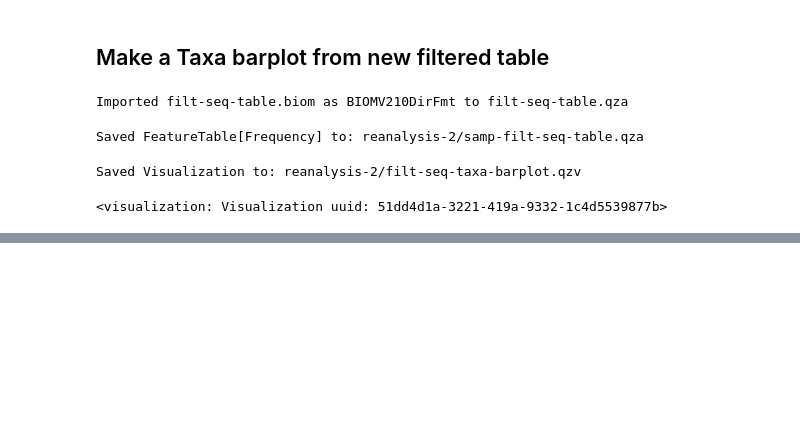
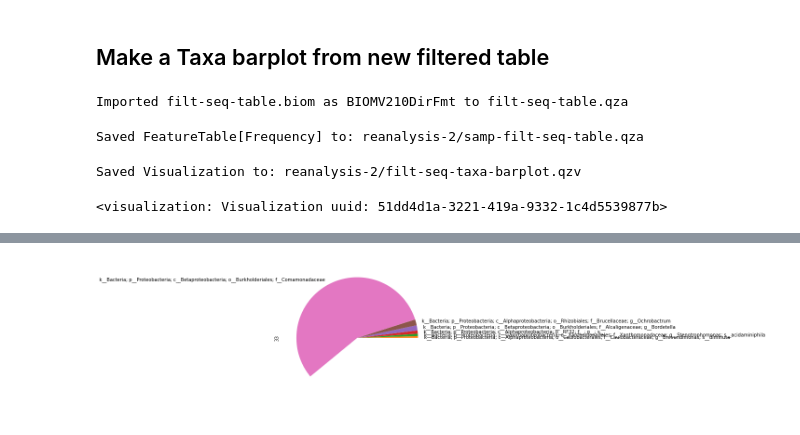
Before and after one commit to sterrettJD/Chemobrain, a Jupyter notebook: Filter-bloomed-and-reanalyze.ipynb, the cells around one changed output, grey strips where cells are left out. Cells and saved outputs as stored; diff of their text form; code cells hidden in the pictures; blank space fills up the shorter version.

Commit message:
Assess proteo bloom-like outlier

```diff
--- a/Filter-bloomed-and-reanalyze.ipynb
+++ b/Filter-bloomed-and-reanalyze.ipynb
@@ -407,0 +411,12 @@ Name: Chemotherapy, dtype: object
+# %%
+biom_filt_df_tax = biom_filt_df
+biom_filt_df_tax["Taxon"] = taxonomy.loc[biom_filt_df_tax.index]["Taxon"]
+# %%
+biom_filt_df_tax = biom_filt_df_tax.set_index("Taxon")
+# %%
+biom_filt_mat_tax = np.matrix(biom_filt_df_tax)
+biom_filt_mat_tax /= np.sum(biom_filt_mat_tax, axis=0)
+
+biom_filt_df_tax = pd.DataFrame(biom_filt_mat_tax,
+                                index=biom_filt_df_tax.index,
+                                columns=biom_filt_df_tax.columns)
@@ -407,0 +429,2 @@ Name: Chemotherapy, dtype: object
+# %%
+proteo = [tax.startswith("k__Bacteria; p__Proteobacteria") for tax in biom_filt_df_tax.index]
@@ -407,0 +444,8 @@ Name: Chemotherapy, dtype: object
+# %%
+biom_filt_df_tax.loc[proteo, "33"].reset_index().groupby("Taxon").sum().sort_values(by="33").plot(kind="pie",
+                                                                                                 subplots=True,
+                                                                                                 legend=False)
+plt.gcf().set_size_inches(10,6)
+plt.show()
+# %% [output]
+[figure, added]
```
Also changed, not shown: parts of 7 cells of this notebook.
